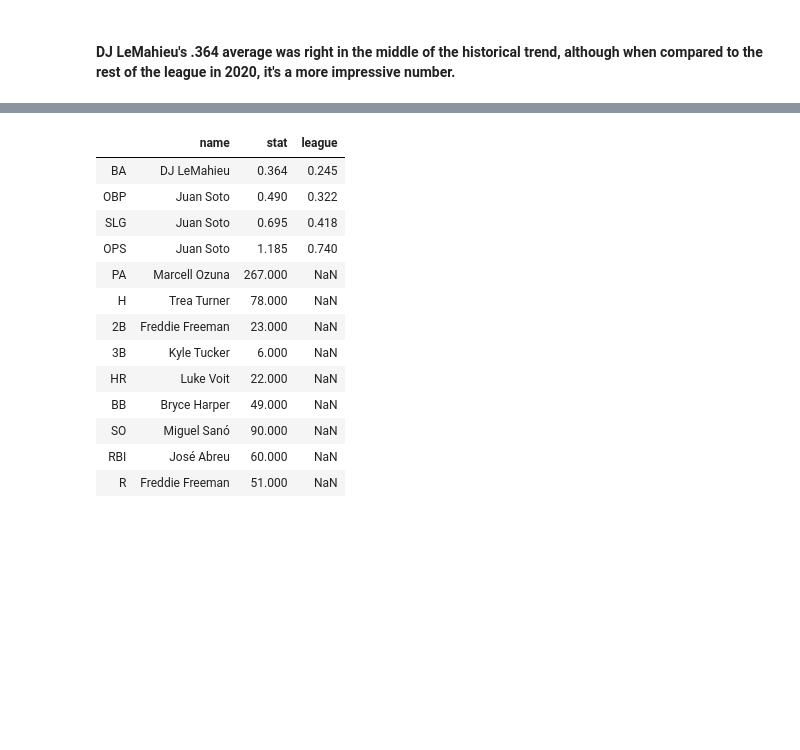
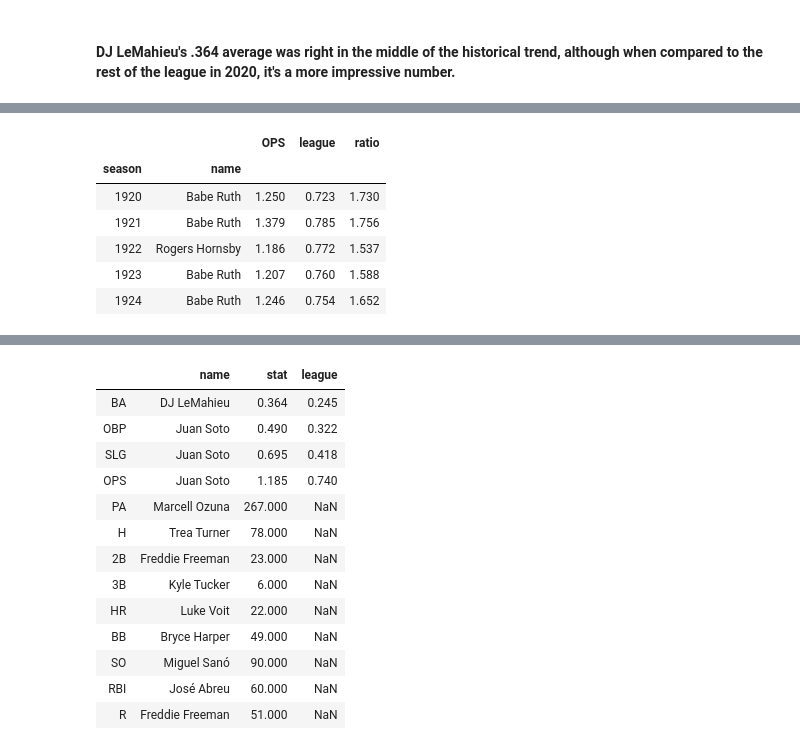
Before and after one commit to ebhtra/MLB-short-season-stats, a Jupyter notebook: MLB_Short_Season_Stats_part_2.ipynb, the cells around one changed output, grey strips where cells are left out. Cells and saved outputs as stored; diff of their text form; code cells hidden in the pictures; blank space fills up the shorter version.

```diff
--- a/MLB_Short_Season_Stats_part_2.ipynb
+++ b/MLB_Short_Season_Stats_part_2.ipynb
@@ -648,0 +686,20 @@ ba_leader_60.head()
+# %%
+opses = (minPA.H.sum() + minPA.BB.sum() + minPA.HBP.sum()) / \
+                (minPA.AB.sum() + minPA.BB.sum() + \
+                 minPA.HBP.sum() + minPA.SF.sum()) + \
+                ((minPA.H.sum() + minPA['2B'].sum() + \
+                 2 * minPA['3B'].sum() + 3 * minPA.HR.sum()) / \
+                minPA.AB.sum())
+opses = opses[opses.groupby('season').transform(lambda x: x == x.max())].to_frame(name='OPS')
+opses['league'] = ops60.values
+opses['ratio'] = opses.OPS / opses.league
+opses = opses.round(3)
+opses.head()
+# %% [output]
+|  |  | OPS | league | ratio |
+| season | name |  |  |  |
+| 1920 | Babe Ruth | 1.250 | 0.723 | 1.730 |
+| 1921 | Babe Ruth | 1.379 | 0.785 | 1.756 |
+| 1922 | Rogers Hornsby | 1.186 | 0.772 | 1.537 |
+| 1923 | Babe Ruth | 1.207 | 0.760 | 1.588 |
+| 1924 | Babe Ruth | 1.246 | 0.754 | 1.652 |
```
Also changed, not shown: parts of 8 cells of this notebook.
